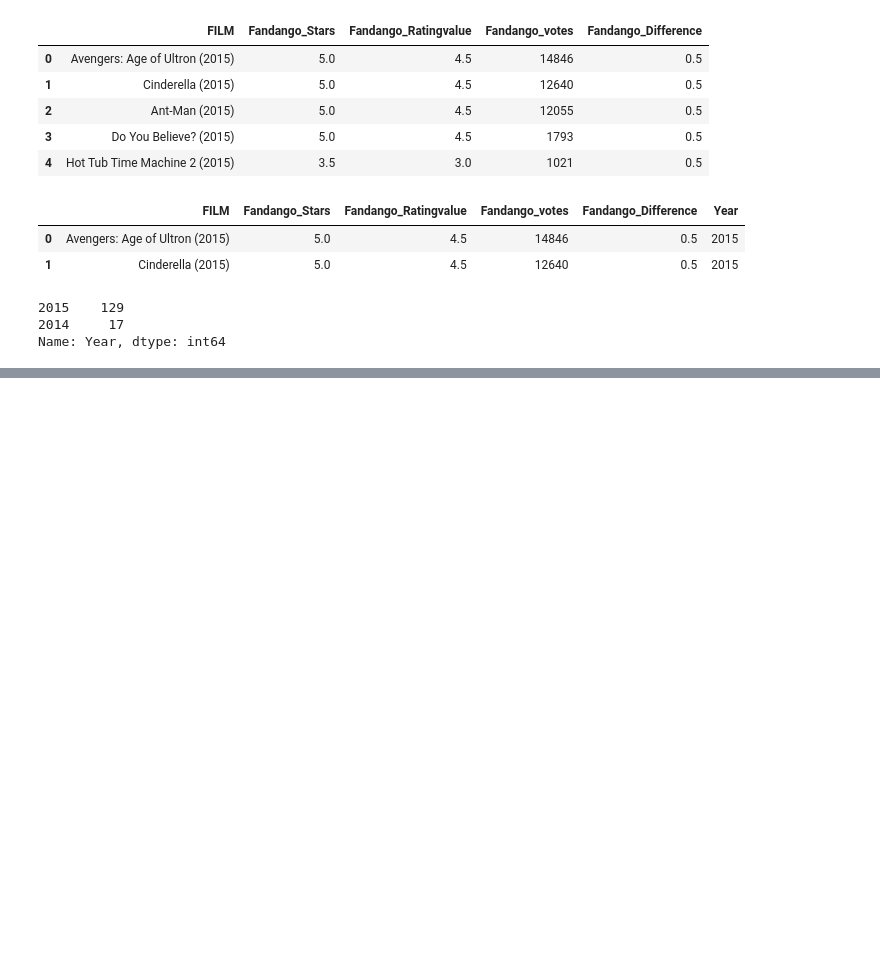
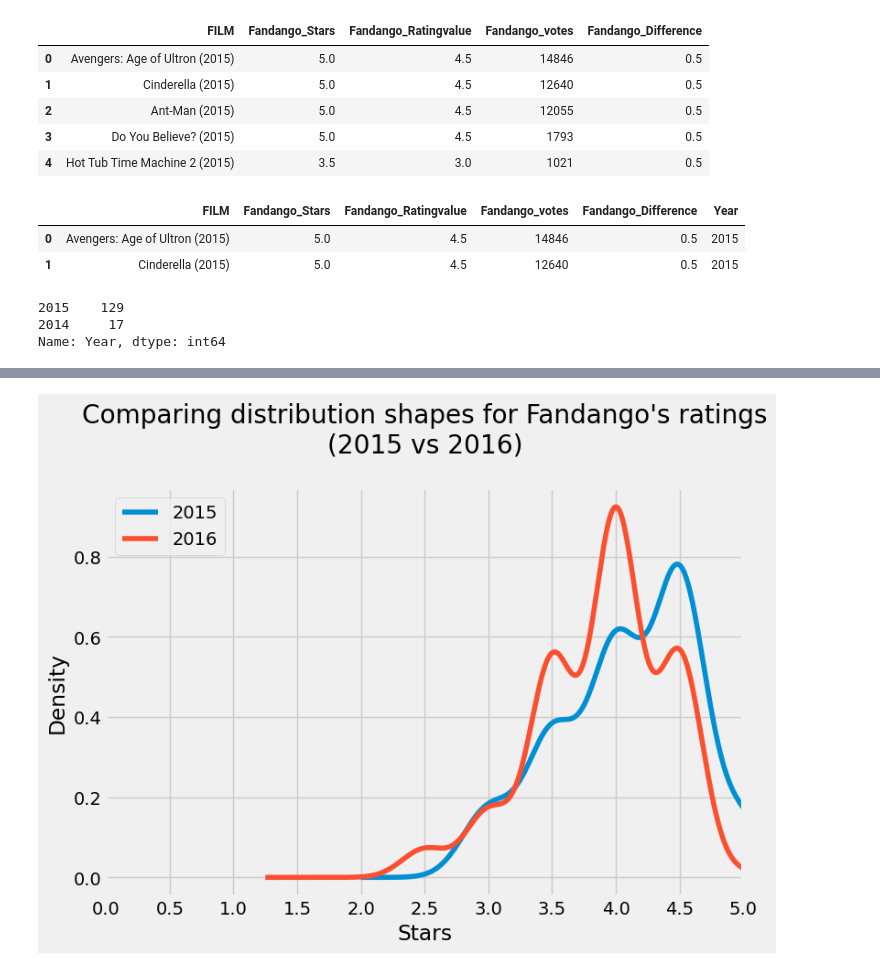
Before and after one commit to dancanyego/Investigating-Fandango-Movie-Ratings, a Jupyter notebook: Fandago.ipynb, the cells around one changed output, grey strips where cells are left out. Cells and saved outputs as stored; diff of their text form; code cells hidden in the pictures; blank space fills up the shorter version.

Commit message:
dist shapes comparison

```diff
--- a/Fandago.ipynb
+++ b/Fandago.ipynb
@@ -161,0 +173,15 @@ Name: year, dtype: int64
+# %%
+from numpy import arange
+plt.style.use('fivethirtyeight')
+
+fandago_2015['Fandango_Stars'].plot.kde(label='2015',legend = True,figsize=(8,5.5))
+fandago_2016['fandango'].plot.kde(label = '2016',legend=True)
+
+plt.title("Comparing distribution shapes for Fandango's ratings\n(2015 vs 2016)",
+          y = 1.07) # the `y` parameter pads the title upwards
+plt.xlabel('Stars')
+plt.xlim(0,5)
+plt.xticks(arange(0,5.1,.5))
+plt.show()
+# %% [output]
+[figure, added]
```
Also changed, not shown: parts of 11 cells of this notebook.
